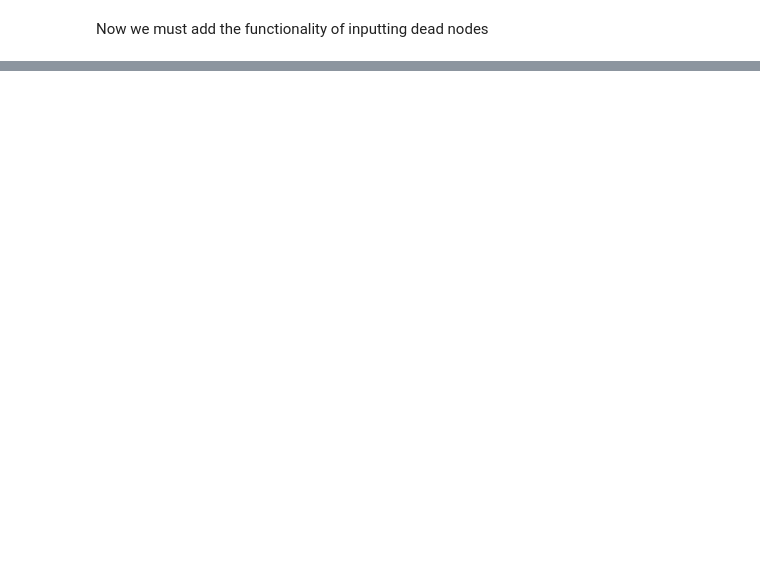
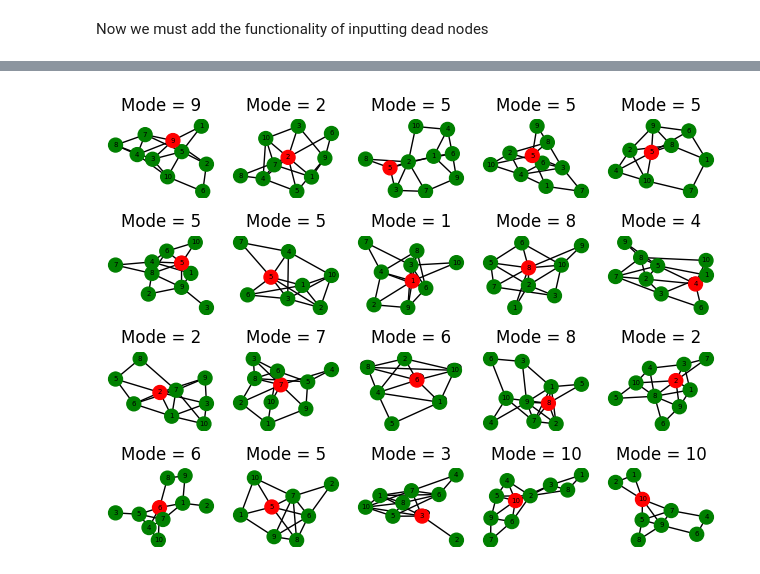
Before and after one commit to LeoMx11/Cell-Death-Prediction, a Jupyter notebook: Cell_Death_Prediction_Model.ipynb, the cells around one changed output, grey strips where cells are left out. Drawn from its saved outputs; the diff is of its cells as text; code cells hidden in the pictures; blank space fills up the shorter version.

```diff
--- a/Cell_Death_Prediction_Model.ipynb
+++ b/Cell_Death_Prediction_Model.ipynb
@@ -87,0 +91,40 @@ nx.draw(graph, with_labels=True, node_color=["red" if x in dead_list else "green
+# %%
+def create_random_graphs(num_nodes, amount):
+
+  graphList = []
+
+  for i in range(amount):
+
+    numList = []
+
+    collectionList = []
+
+    for j in range(30):
+      numList.append(random.randint(1, num_nodes))
+
+    for j in range(len(numList)-1):
+      if [numList[j], numList [j+1]] not in collectionList:
+        collectionList.append([numList[j], numList[j+1]])
+        collectionList.append([numList[j+1], numList[j]])
+
+    graphList.append(collectionList)
+
+  return graphList
+# %%
+myList = create_random_graphs(10, 20)
+# %%
+for i in myList:
+  graph = nx.Graph()
+  mode_list = []
+  for j in range(len(i)):
+    graph.add_edge(i[j][0], i[j][1])
+    mode_list.append(i[j][0])
+
+  plt.subplot(4, 5, myList.index(i) + 1)
+  nx.draw(graph, with_labels=True, node_color=["red" if x == mode(mode_list) else "green" for x in graph.nodes], node_size=100, font_size=5)
+  plt.title(f"Mode = {mode(mode_list)}")
+
+plt.tight_layout()
+plt.show()
+# %% [output]
+[figure, added]
```
Also changed, not shown: parts of 7 cells of this notebook.
